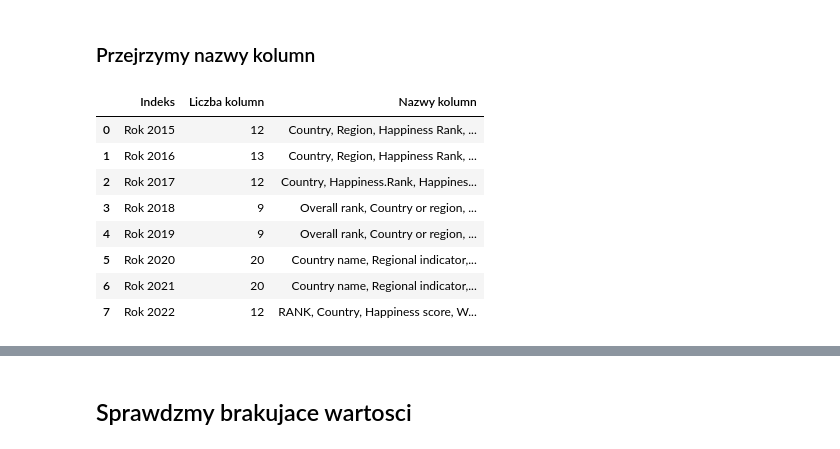
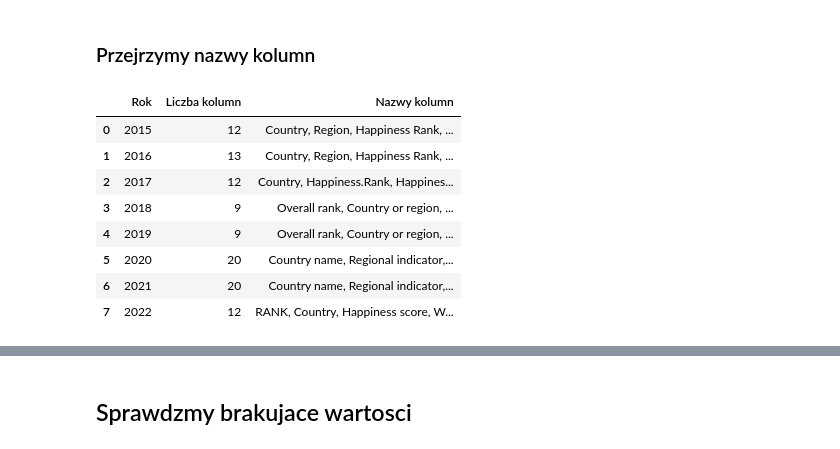
Before and after one commit to Kinga94/SAD_zadanie, a Jupyter notebook: SAD_world_happines_report.ipynb, the cells around one changed output, grey strips where cells are left out. Saved outputs shown, nothing was run; the diff lists cells and outputs as text; code cells hidden in the pictures.

```diff
--- a/SAD_world_happines_report.ipynb
+++ b/SAD_world_happines_report.ipynb
@@ -43,9 +46,6 @@ W celu przeprowadzenia analizy szczęścia na świecie w latach 2015 - 2022 wczy
 # %%
-df_2015 = pd.read_csv(path + "/2015.csv")
-df_2016 = pd.read_csv(path + "/2016.csv")
-df_2017 = pd.read_csv(path + "/2017.csv")
-df_2018 = pd.read_csv(path + "/2018.csv")
-df_2019 = pd.read_csv(path + "/2019.csv")
-df_2020 = pd.read_csv(path + "/2020.csv")
-df_2021 = pd.read_csv(path + "/2021.csv")
-df_2022 = pd.read_csv(path + "/2022.csv")
+years = range(2015, 2023)
+dfs = {}
+
+for year in years:
+    dfs[year] = pd.read_csv(f"{path}/{year}.csv")
@@ -77,39 +72,42 @@ dfs_dict = {'rok_2015': df_2015, 'rok_2016': df_2016, 'rok_2017': df_2017, 'rok_
 # %%
 from IPython.display import display, HTML
 
-# Nazwy kolumn wylistowane po przecinku
 summary_data = []
-for i, df in enumerate(df_list):
+
+# Iteracja po słowniku dfs: kluczem jest rok, wartością DataFrame
+for year, df in dfs.items():
     if isinstance(df, pd.DataFrame):
         summary_data.append({
-            "Indeks": f"Rok {i+2015}",
+            "Rok": year,
             "Liczba kolumn": len(df.columns),
             "Nazwy kolumn": ", ".join(df.columns.tolist())
         })
     else:
         summary_data.append({
-            "Indeks": f"Item {i+1}",
+            "Rok": year,
             "Liczba kolumn": "N/A (Not a DataFrame)",
             "Nazwy kolumn": "N/A"
         })
 
+# Tworzenie DataFrame z podsumowaniem
 summary_df_str = pd.DataFrame(summary_data)
 
-
-# Styl tabeli
+# Stylowanie tabeli dla lepszej czytelności
 styles = [
     dict(selector="th", props=[("text-align", "left")]),
-     dict(selector="td", props=[("text-align", "left")]),
-     dict(selector="td:nth-child(3)", props=[("min-width", "100px")])
- ]
+    dict(selector="td", props=[("text-align", "left")]),
+    dict(selector="td:nth-child(3)", props=[("min-width", "100px")])
+]
+
+# Wyświetlenie stylizowanej tabeli
 display(summary_df_str.style.set_table_styles(styles))
 # %% [output]
-|  | Indeks | Liczba kolumn | Nazwy kolumn |
-| 0 | Rok 2015 | 12 | Country, Region, Happiness Rank, ... |
-| 1 | Rok 2016 | 13 | Country, Region, Happiness Rank, ... |
-| 2 | Rok 2017 | 12 | Country, Happiness.Rank, Happines... |
-| 3 | Rok 2018 | 9 | Overall rank, Country or region, ... |
-| 4 | Rok 2019 | 9 | Overall rank, Country or region, ... |
-| 5 | Rok 2020 | 20 | Country name, Regional indicator,... |
-| 6 | Rok 2021 | 20 | Country name, Regional indicator,... |
-| 7 | Rok 2022 | 12 | RANK, Country, Happiness score, W... |
+|  | Rok | Liczba kolumn | Nazwy kolumn |
+| 0 | 2015 | 12 | Country, Region, Happiness Rank, ... |
+| 1 | 2016 | 13 | Country, Region, Happiness Rank, ... |
+| 2 | 2017 | 12 | Country, Happiness.Rank, Happines... |
+| 3 | 2018 | 9 | Overall rank, Country or region, ... |
+| 4 | 2019 | 9 | Overall rank, Country or region, ... |
+| 5 | 2020 | 20 | Country name, Regional indicator,... |
+| 6 | 2021 | 20 | Country name, Regional indicator,... |
+| 7 | 2022 | 12 | RANK, Country, Happiness score, W... |
```
Also changed, not shown: parts of 35 cells of this notebook.
